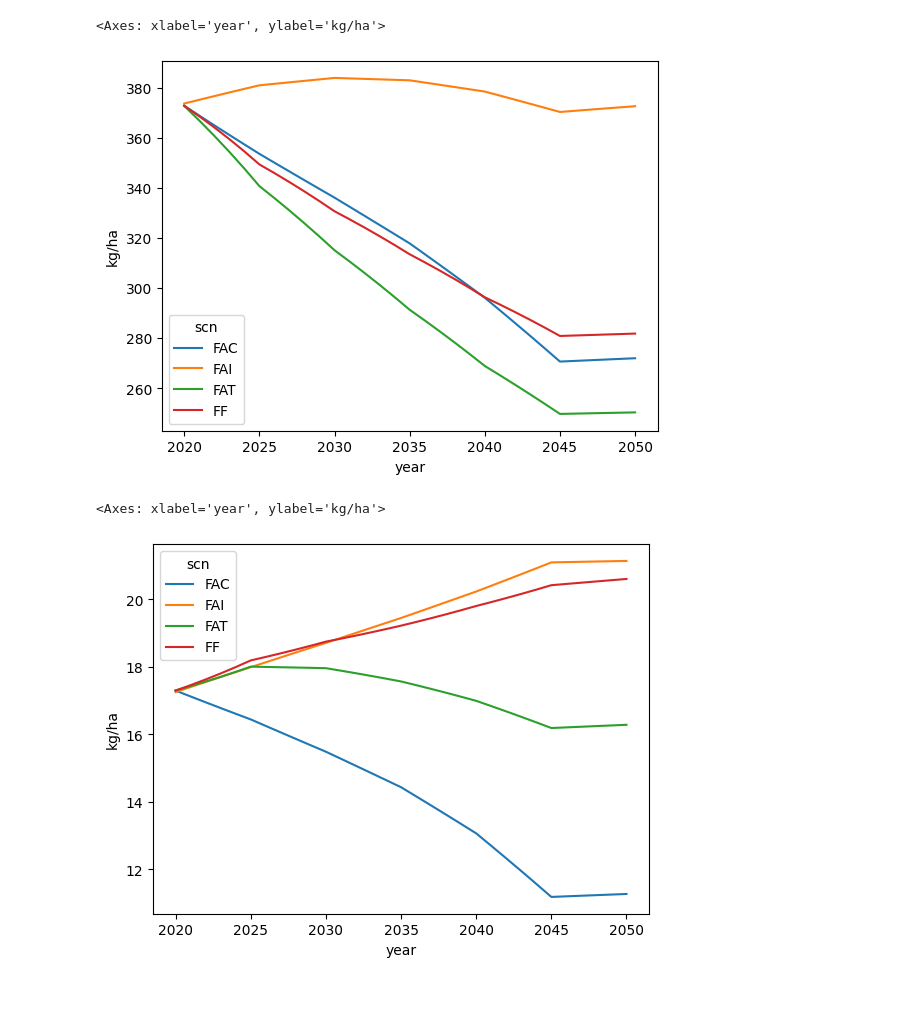
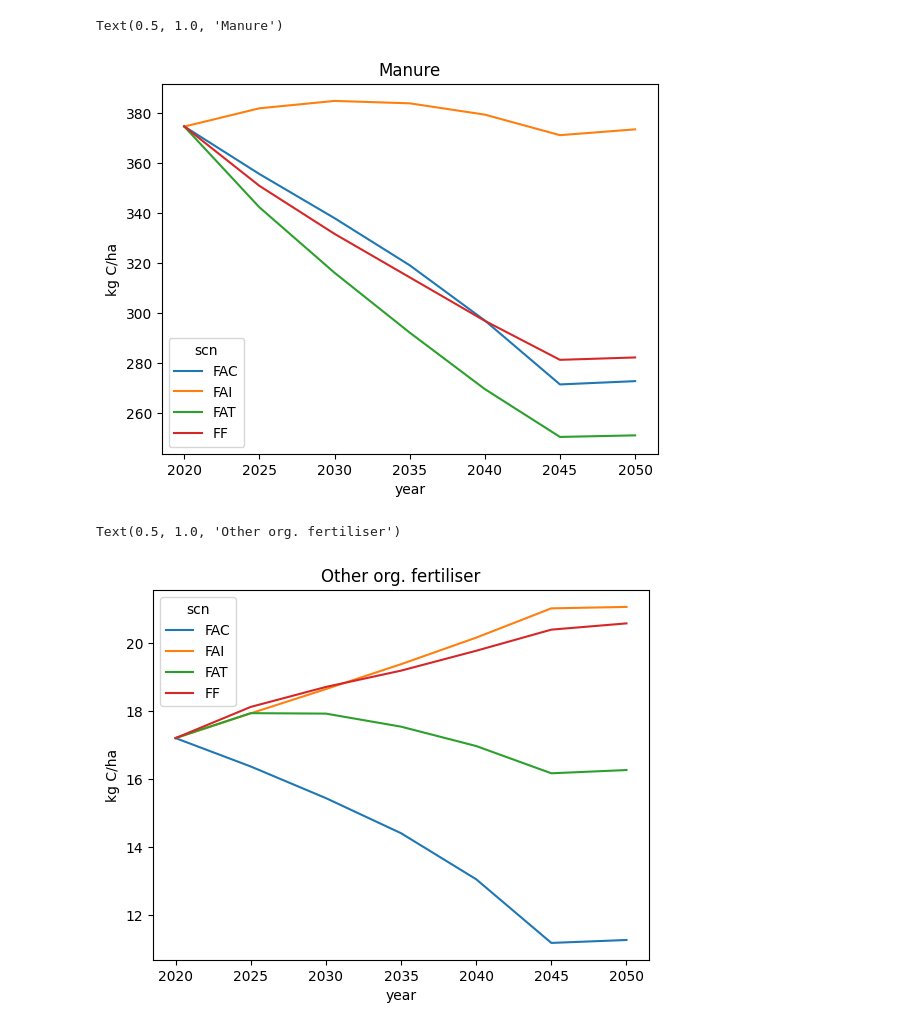
Before and after one commit to SLU-foodsystems/CIBUSmod, a Jupyter notebook: notebooks/soil_sandbox.ipynb, the cells around one changed output. Cells and saved outputs as stored; diff of their text form; code cells hidden in the pictures; blank space fills up the shorter version.

```diff
--- a/notebooks/soil_sandbox.ipynb
+++ b/notebooks/soil_sandbox.ipynb
@@ -27 +24,3 @@ c_area = session.get_attr('C','area',
+# %%
+c_area = session.get_attr('C','area',{'crop':'land_use'}).loc[:,'cropland']
 # %%
@@ -41,16 +42,18 @@ d.sum(axis=1).div(c_area.sum(axis=1)).unstack('scn').plot(ylabel='kg/ha')
 # %%
-d = session.get_attr('C','fertiliser.manure_C',
-                 {'crop':'land_use','region':None,'prod_system':None}, interpolate=True).loc[:,'cropland']
-d.sum(axis=1).div(c_area.sum(axis=1)).unstack('scn').plot(ylabel='kg/ha')
+d3 = session.get_attr('C','fertiliser.manure_C',
+                 {'crop':'land_use','region':None,'prod_system':None}, interpolate=False).loc[:,'cropland']
+ax = d3.sum(axis=1).div(c_area).unstack('scn').plot(ylabel='kg C/ha')
+ax.set_title('Manure')
 # %% [output]
-<Axes: xlabel='year', ylabel='kg/ha'>
+Text(0.5, 1.0, 'Manure')
-[figure, old version]
+[figure, new version]
 # %%
-d = session.get_attr('C','fertiliser.organic_C',
-                 {'crop':'land_use','region':None,'prod_system':None}, interpolate=True).loc[:,'cropland']
-d.sum(axis=1).div(c_area.sum(axis=1)).unstack('scn').plot(ylabel='kg/ha')
+d4 = session.get_attr('C','fertiliser.organic_C',
+                 {'crop':'land_use','region':None,'prod_system':None}, interpolate=False).loc[:,'cropland']
+ax = d4.sum(axis=1).div(c_area).unstack('scn').plot(ylabel='kg C/ha')
+ax.set_title('Other org. fertiliser')
 # %% [output]
-<Axes: xlabel='year', ylabel='kg/ha'>
+Text(0.5, 1.0, 'Other org. fertiliser')
-[figure, old version]
+[figure, new version]
 # %%
 # Check crop residue C per crop
```
Also changed, not shown: parts of 5 cells of this notebook.
